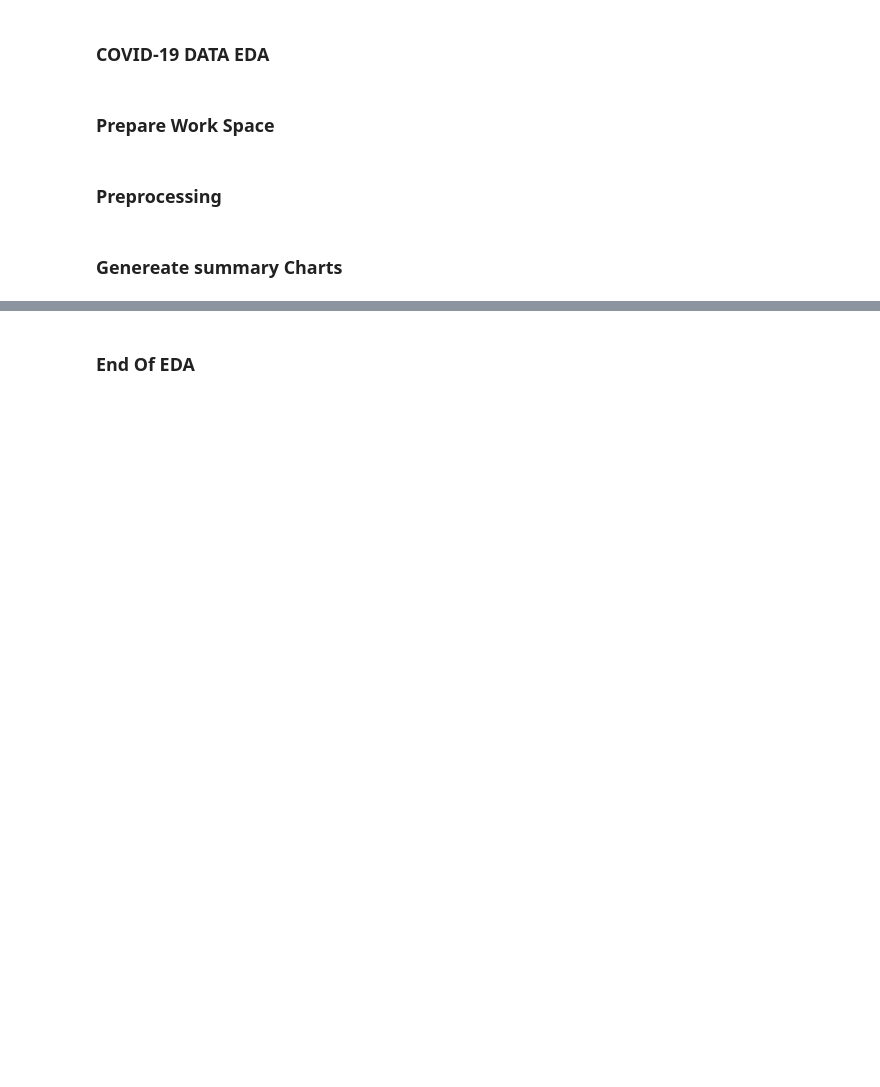
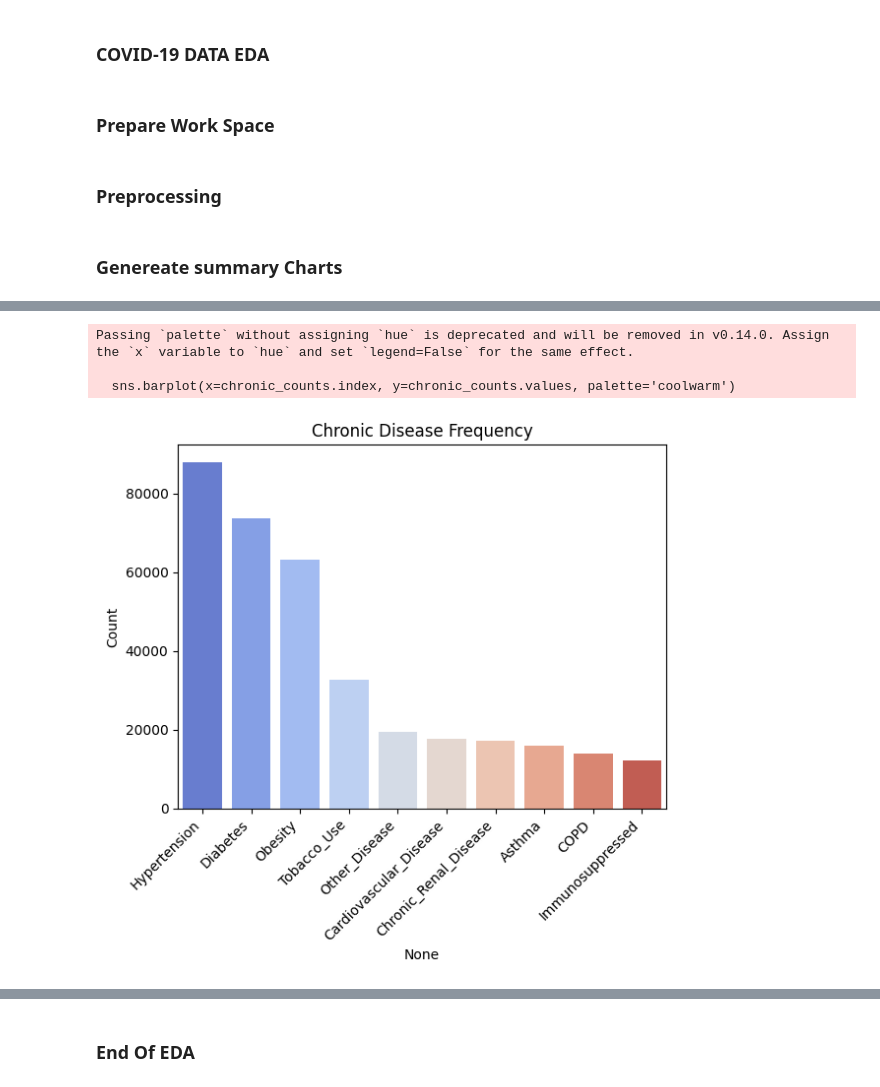
Before and after one commit to MahmoudElshiha/COVID-19-Data-Science, a Jupyter notebook: 2_EDA.ipynb, the cells around one changed output, grey strips where cells are left out. Cells and saved outputs as stored; diff of their text form; code cells hidden in the pictures; blank space fills up the shorter version.

```diff
--- a/2_EDA.ipynb
+++ b/2_EDA.ipynb
@@ -114,0 +153,17 @@ save_plot(fig, 'total_comorbidities_vs_death')
+# %%
+#12 Chronic Disease Frequency
+chronic_cols = ['Diabetes', 'COPD', 'Asthma', 'Immunosuppressed',
+                'Hypertension', 'Other_Disease', 'Cardiovascular_Disease',
+                'Obesity', 'Chronic_Renal_Disease', 'Tobacco_Use']
+chronic_counts = df[chronic_cols].sum().sort_values(ascending=False)
+
+sns.barplot(x=chronic_counts.index, y=chronic_counts.values, palette='coolwarm')
+plt.title('Chronic Disease Frequency')
+plt.xticks(rotation=45, ha='right')
+plt.ylabel('Count')
+plt.show()
+# %% [output]
+Passing `palette` without assigning `hue` is deprecated and will be removed in v0.14.0. Assign the `x` variable to `hue` and set `legend=False` for the same effect.
+
+  sns.barplot(x=chronic_counts.index, y=chronic_counts.values, palette='coolwarm')
+[figure, added]
```
Also changed, not shown: parts of 18 cells of this notebook.
